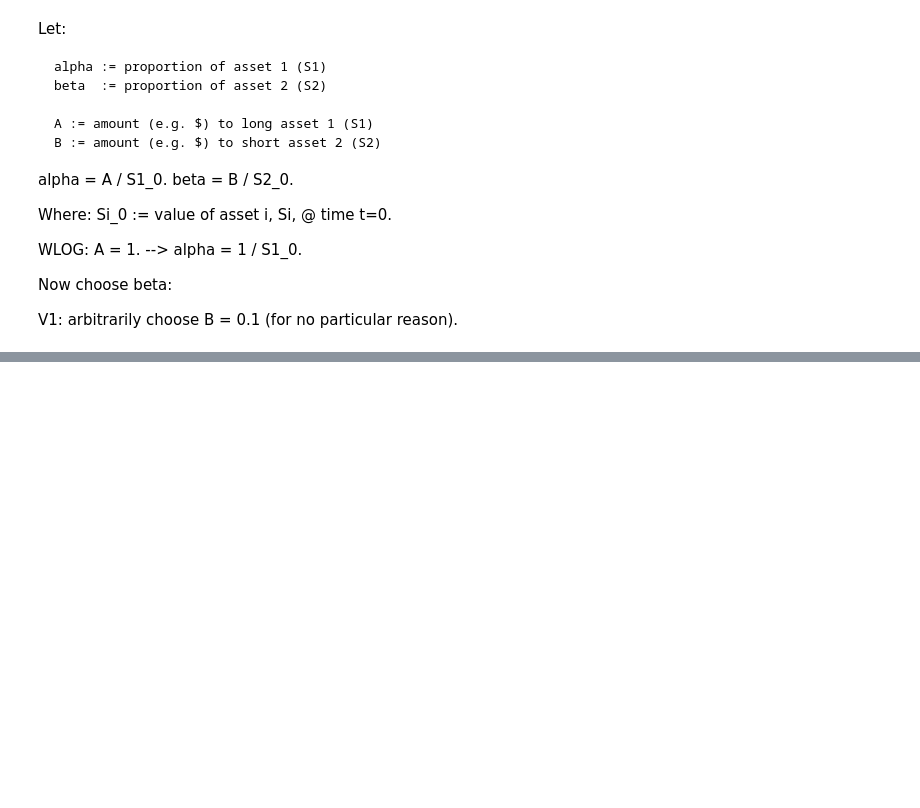
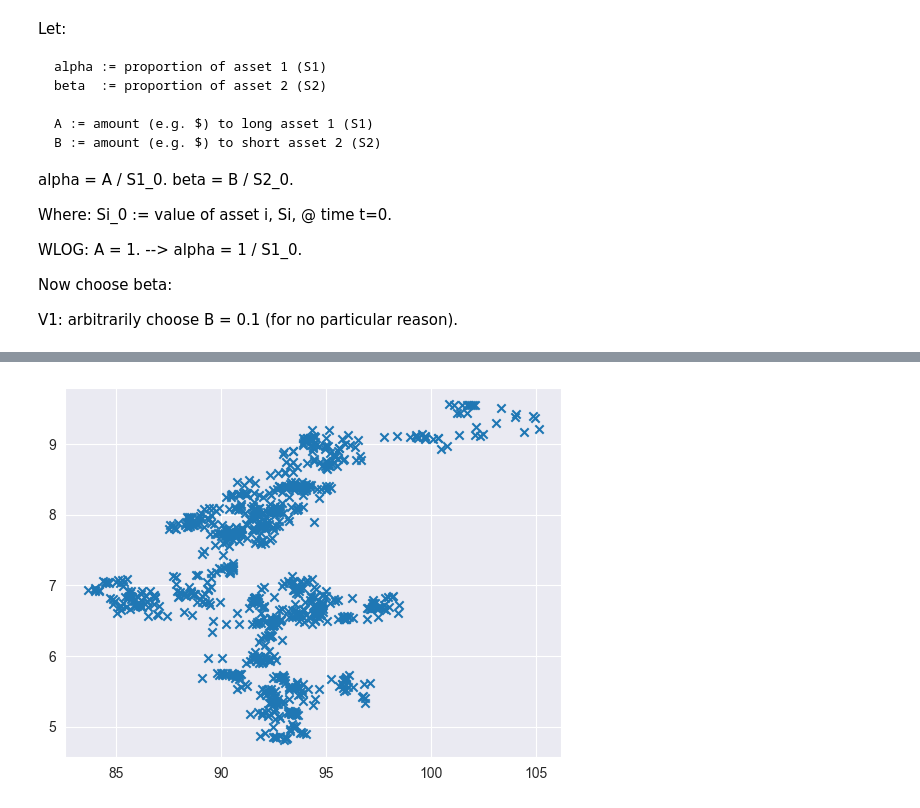
Before and after one commit to webclinic017/trading-40, a Jupyter notebook: algo/mean_reversion/trade_strat_mr_ou_process.ipynb, the cells around one changed output, grey strips where cells are left out. Cells and saved outputs as stored; diff of their text form; code cells hidden in the pictures; blank space fills up the shorter version.

```diff
--- a/algo/mean_reversion/trade_strat_mr_ou_process.ipynb
+++ b/algo/mean_reversion/trade_strat_mr_ou_process.ipynb
@@ -235,0 +245,6 @@ pc diff ll    = -1.071%
+# %%
+# Assess linearity
+plt.scatter(df["S1"], df["S2"], marker="x")
+plt.show()
+# %% [output]
+[figure, added]
```
Also changed, not shown: parts of 10 cells of this notebook.
